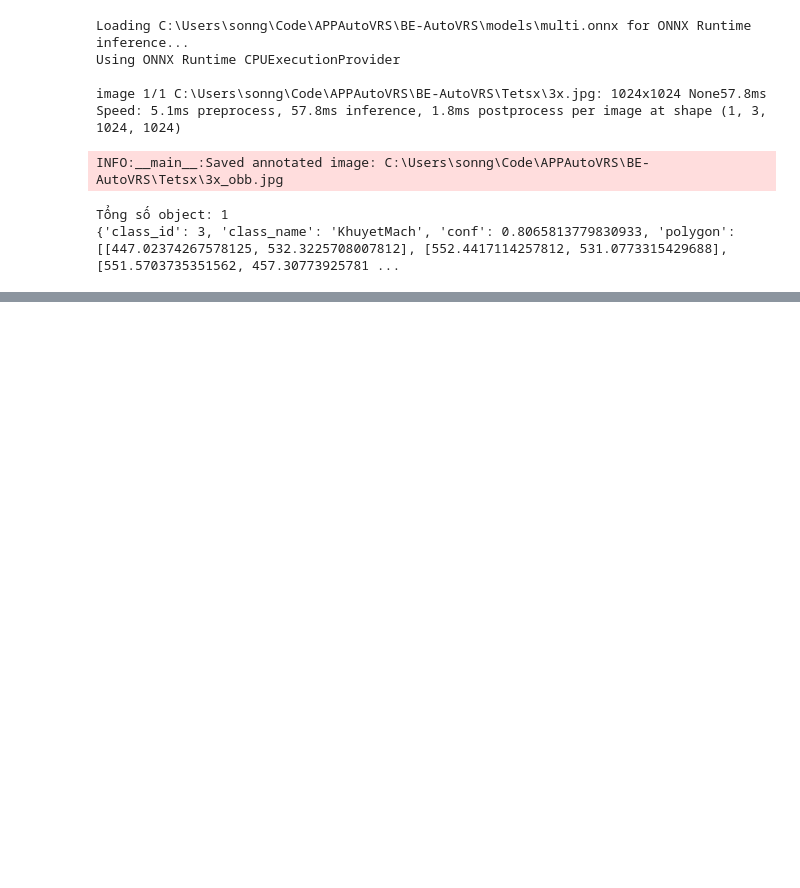
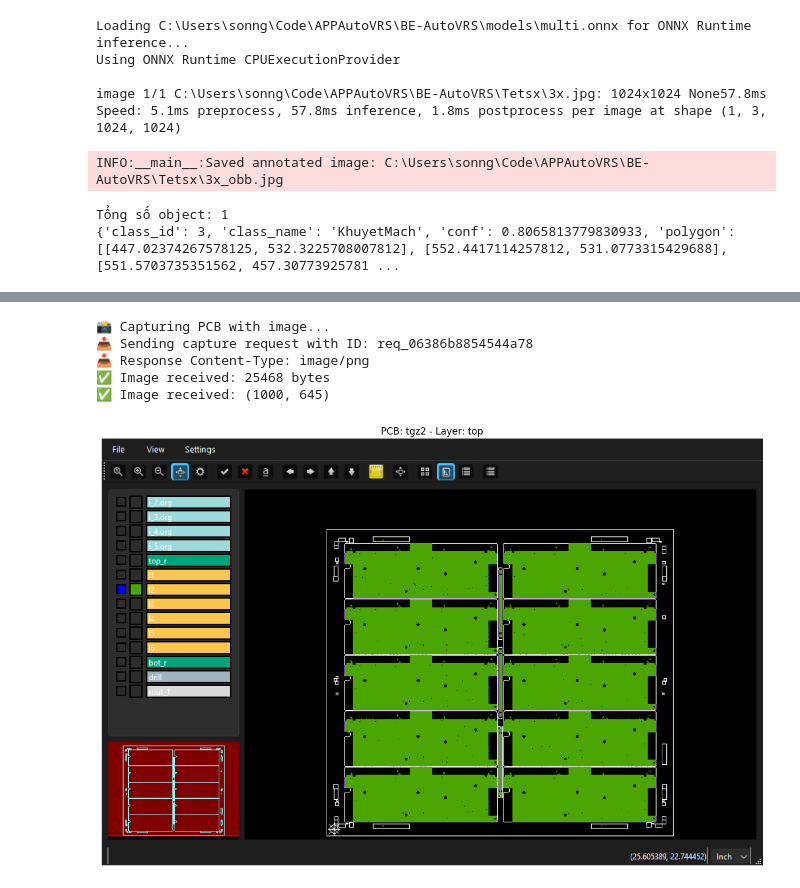
Before and after one commit to JKLover0909/APPAutoVRS, a Jupyter notebook: BE-AutoVRS/CodeAI.ipynb, the cells around one changed output, grey strips where cells are left out. Saved outputs shown, nothing was run; the diff lists cells and outputs as text; code cells hidden in the pictures; blank space fills up the shorter version.

```diff
--- a/BE-AutoVRS/CodeAI.ipynb
+++ b/BE-AutoVRS/CodeAI.ipynb
@@ -172,0 +651,34 @@ Tổng số object: 1
+# %%
+# Test capture và nhận ảnh
+print("📸 Capturing PCB with image...")
+
+metadata, image = api.capture_pcb_with_image(
+    job_name="tgz2",
+    layer_name="top",
+    x=1.5,
+    y=2.0,
+    zoom=1.5
+)
+
+if image:
+    print(f"✅ Image received: {image.size}")
+
+    # Hiển thị ảnh
+    import matplotlib.pyplot as plt
+
+    plt.figure(figsize=(12, 8))
+    plt.imshow(image)
+    plt.axis('off')
+    plt.title(f"PCB: {metadata.get('jobName')} - Layer: {metadata.get('layerName')}")
+    plt.tight_layout()
+    plt.show()
+else:
+    print("⚠️ No image received yet")
+    print(f"Metadata: {metadata}")
+# %% [output]
+📸 Capturing PCB with image...
+📤 Sending capture request with ID: req_06386b8854544a78
+📥 Response Content-Type: image/png
+✅ Image received: 25468 bytes
+✅ Image received: (1000, 645)
+[figure, added]
```
Also changed, not shown: parts of 13 cells of this notebook, 38 other files.
